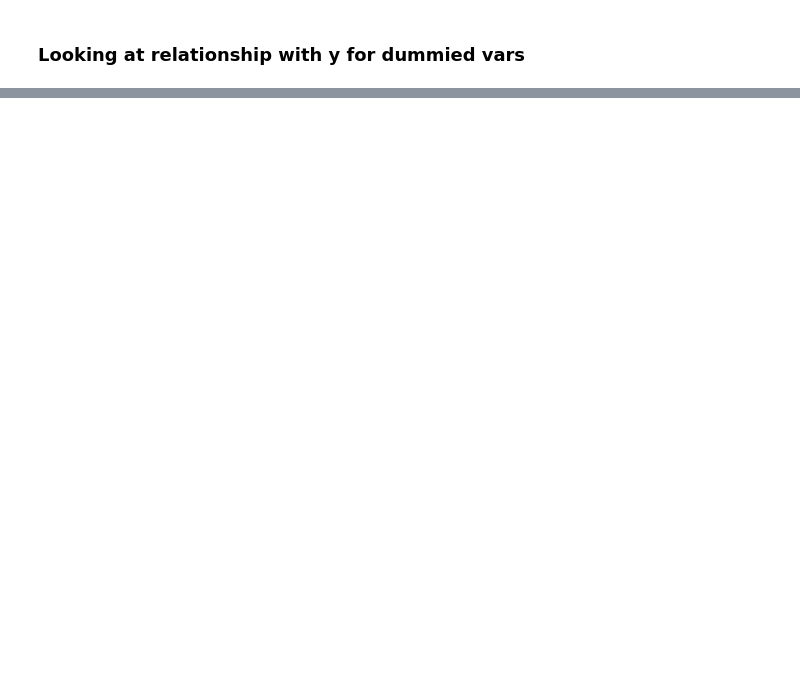
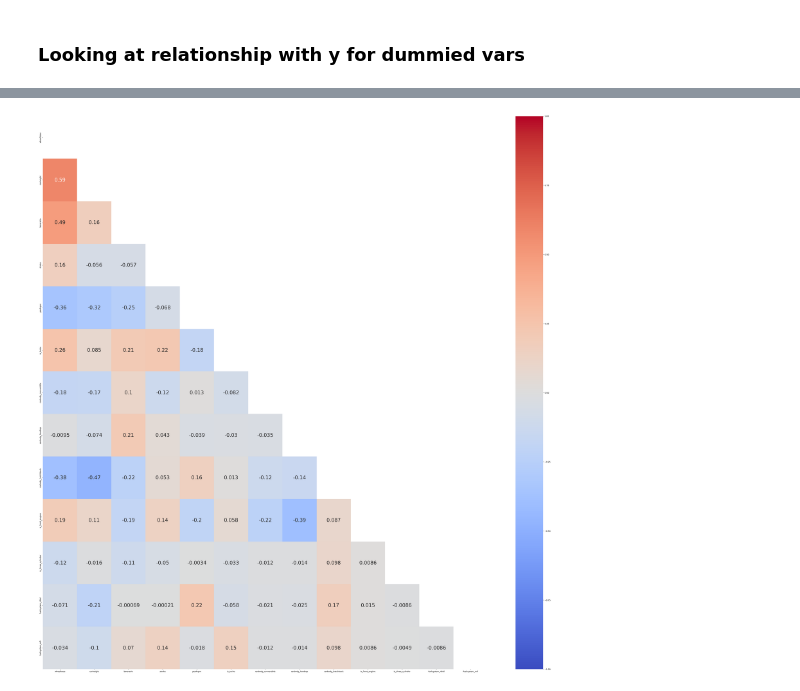
Before and after one commit to simrenbasra/OLS_Regression, a Jupyter notebook: notebooks/02_linear_regression/01-ols_linear_regression.ipynb, the cells around one changed output, grey strips where cells are left out. Saved outputs shown, nothing was run; the diff lists cells and outputs as text; code cells hidden in the pictures; blank space fills up the shorter version.

```diff
--- a/notebooks/02_linear_regression/01-ols_linear_regression.ipynb
+++ b/notebooks/02_linear_regression/01-ols_linear_regression.ipynb
@@ -155,0 +236,4 @@ Independent variables are independent to each other, there is no colinearity or
+# %%
+my_linear_builder.get_heatmap(vif_cutoff=10)
+# %% [output]
+[figure, added]
```
Also changed, not shown: parts of 80 cells of this notebook.
